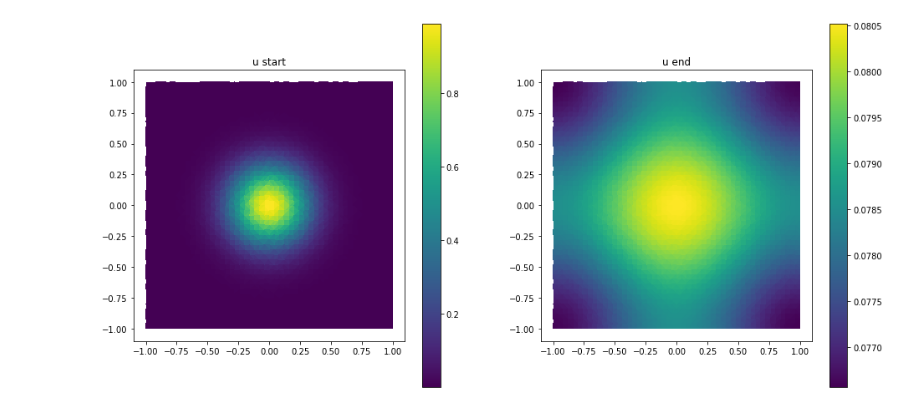
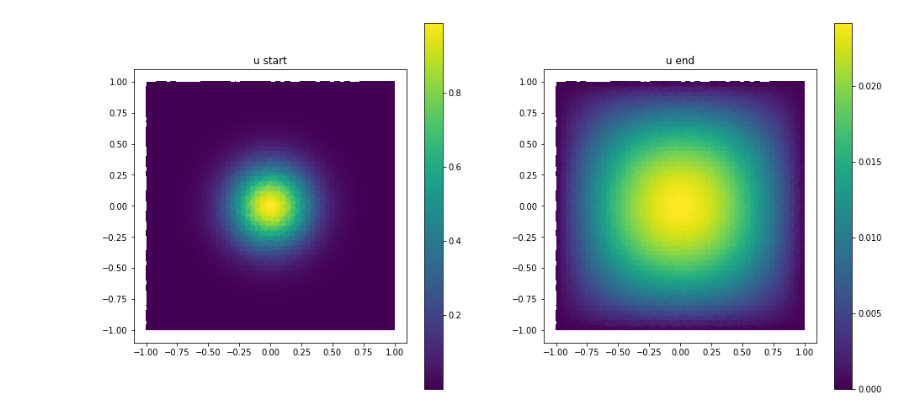
Before and after one commit to EnglishBeach/FEniCSx_polymers, a Jupyter notebook: FEniCSx Tutorial/Heat.ipynb, the cells around one changed output. Saved outputs shown, nothing was run; the diff lists cells and outputs as text; code cells hidden in the pictures.

```diff
--- a/FEniCSx Tutorial/Heat.ipynb
+++ b/FEniCSx Tutorial/Heat.ipynb
@@ -467,7 +32,7 @@ dt = T / Nt
 domain = mesh.create_rectangle(
     comm=MPI.COMM_WORLD,
     points=[[-1, -1], [1, 1]],
-    n=(N, N),     # cell_type=mesh.CellType.quadrilateral,
+    n=(N, N),
     )
 create_connectivity(domain=domain)
 V = FunctionSpace(domain, ('CG', 1))
@@ -479,24 +44,32 @@ dx = ufl.Measure('cell', subdomain_id='everywhere')
 
 f = Constant(V, 0)
 uD = Constant(V, 0)
-u0 = Function(V, exp(-10 * (x**2 + y**2)))
-u1 = Function(V, u0)
+
+uS = Function(V, exp(-10 * (x**2 + y**2)))
+
+u0 = Function(V,uS)
+u_start = Function(V,uS)
 
 uS = Function(V, u0)
 bcs = [
     DirichletBC(
         space=V,
-        func=uD,
+        form=uD,
         combined_marker='All',
         ),
     ]
 
-F = u*v*dx + dt * (grad(u)|dot|grad(v)) * dx - dt*f*v*dx - u0*v*dx
+F = (1/dt) * (u-u0) * v * dx + (grad(u)|dot|grad(v)) * dx - f*v*dx
 # %%
-problem = Problem(
+problem = LinearProblem(
     lhs(F),
     rhs(F),
     bcs,
-     # assemble_options={'assemble_b': False},
-
+    assemble_options={
+        'assemble_A': True, 'assemble_b': False
+        },
+    petsc_options={
+        'ksp_type': 'preonly',
+        'pc_type': 'lu',
+        },
     )
@@ -517,24 +78,23 @@ try:
     shutil.rmtree('/home/VTK/Heat_Files')
 except:
     print('Directory empty yet')
-with io.VTKFile(domain.comm, '/home/VTK/Heat_Files/heat.pvd', 'w') as file:
-    for t in tqdm(np.arange(0, T + dt, dt)):
-        file.write_function(u0, t)
+with io.XDMFFile(domain.comm, '/home/VTK/Heat_Files/heat.xdmf', 'w') as file:
+    file.write_mesh(domain)
+    for t in tqdm(np.arange(0, T, dt)):
+        problem.assemble_b()
+        uS = problem.solve()
         u0.interpolate(uS)
-        # # problem.assemble_b()
-        # uS = problem.solve()
-        # uS.x.scatter_forward()
-        uS  =problem2.solve()
+        file.write_function(uS, t)
 # %%
 fig, (ax, ax2) = plt.subplots(1, 2)
 fig.set_size_inches(16, 8)
-graph2D(
+PostProcess.graph2D(
     fig=fig,
     lists=[
-        [u1, ax, 'u start'],
-        [u0, ax2, 'u end'],
+        [u_start, ax, 'u start'],
+        [uS, ax2, 'u end'],
         ],
     natural_show=True,     # points_on=True,
     )
 # %% [output]
-[figure, old version]
+[figure, new version]
```
Also changed, not shown: parts of 5 cells of this notebook, 1 other file.
